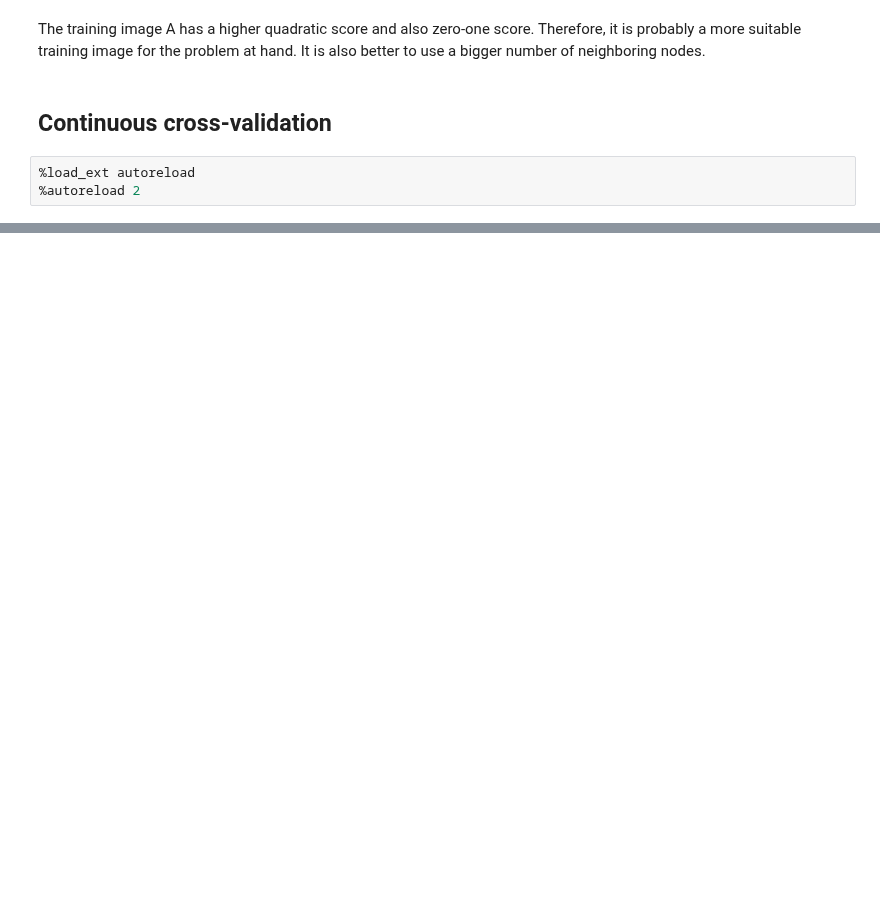
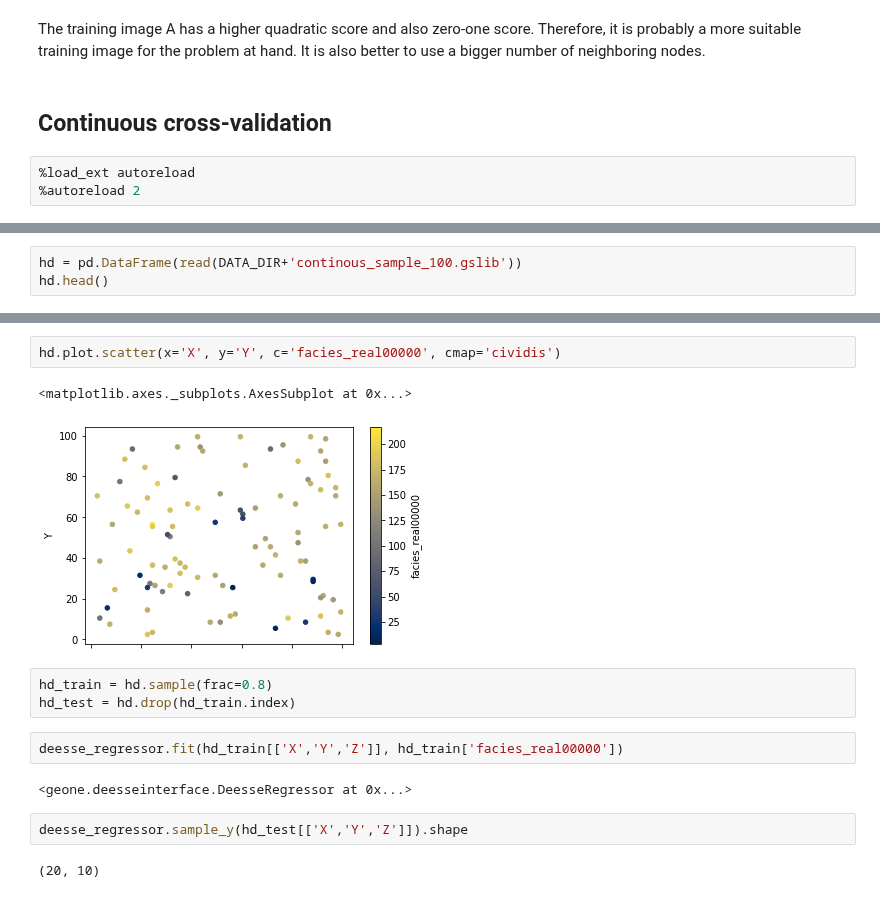
Before and after one commit to randlab/geone, a Jupyter notebook: examples/ex_cross_validaton.ipynb, the cells around one changed output, grey strips where cells are left out. Saved outputs shown, nothing was run; the diff lists cells and outputs as text; blank space fills up the shorter version.

```diff
--- a/examples/ex_cross_validaton.ipynb
+++ b/examples/ex_cross_validaton.ipynb
@@ -148,0 +236,3 @@ The training image A has a higher quadratic score and also zero-one score. There
+# %%
+hd = pd.DataFrame(read(DATA_DIR+'continous_sample_100.gslib'))
+hd.head()
@@ -148,0 +246,16 @@ The training image A has a higher quadratic score and also zero-one score. There
+# %%
+hd.plot.scatter(x='X', y='Y', c='facies_real00000', cmap='cividis')
+# %% [output]
+<matplotlib.axes._subplots.AxesSubplot at 0x...>
+[figure, added]
+# %%
+hd_train = hd.sample(frac=0.8)
+hd_test = hd.drop(hd_train.index)
+# %%
+deesse_regressor.fit(hd_train[['X','Y','Z']], hd_train['facies_real00000'])
+# %% [output]
+<geone.deesseinterface.DeesseRegressor at 0x...>
+# %%
+deesse_regressor.sample_y(hd_test[['X','Y','Z']]).shape
+# %% [output]
+(20, 10)
```
Also changed, not shown: parts of 18 cells of this notebook, 5 other files.
